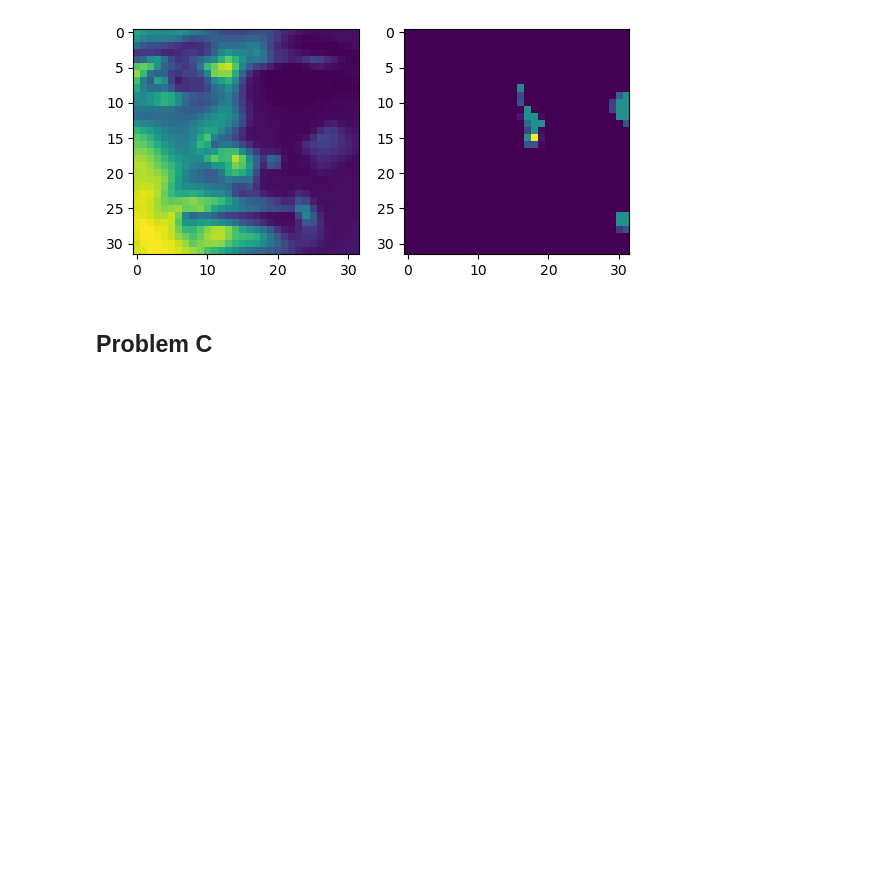
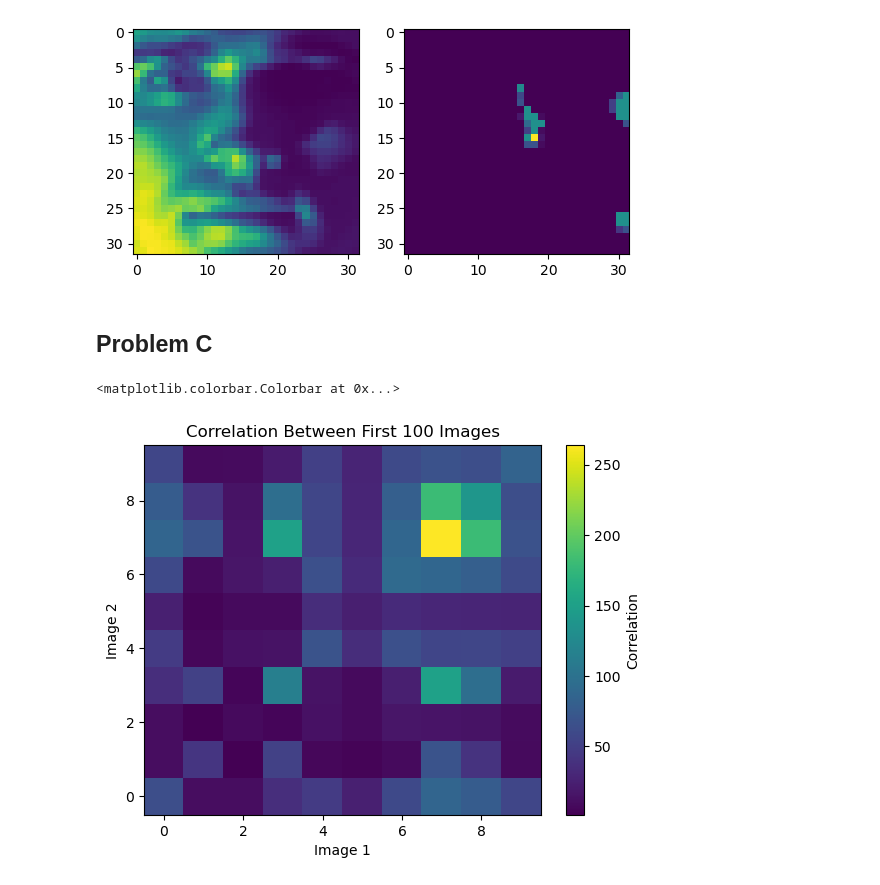
Before and after one commit to tingjones/ee399_hw2, a Jupyter notebook: HW2_TJ.ipynb, the cells around one changed output. Cells and saved outputs as stored; diff of their text form; code cells hidden in the pictures; blank space fills up the shorter version.

```diff
--- a/HW2_TJ.ipynb
+++ b/HW2_TJ.ipynb
@@ -76,4 +76,18 @@ ax2.imshow(X[:,64].reshape((32, 32), order='F').T)
 # %%
 img_list = [1, 313, 512, 5, 2400, 113, 1024, 87, 314, 2005]
 get_img = X[:, np.subtract(img_list, 1)]
+# %%
+C = np.ndarray((10, 10))
+C = np.matmul(get_img.T, get_img)
+
+fig, ax = plt.subplots()
+
+ab = ax.pcolor(range(0, 10), range(0, 10), C, vmin = np.min(C), vmax=np.max(C))
+ax.set_title("Correlation Between First 100 Images")
+ax.set_xlabel("Image 1")
+ax.set_ylabel("Image 2")
+fig.colorbar(ab, ax=ax, label="Correlation")
+# %% [output]
+<matplotlib.colorbar.Colorbar at 0x...>
+[figure, added]
 # %%
```
Also changed, not shown: parts of 14 cells of this notebook.
